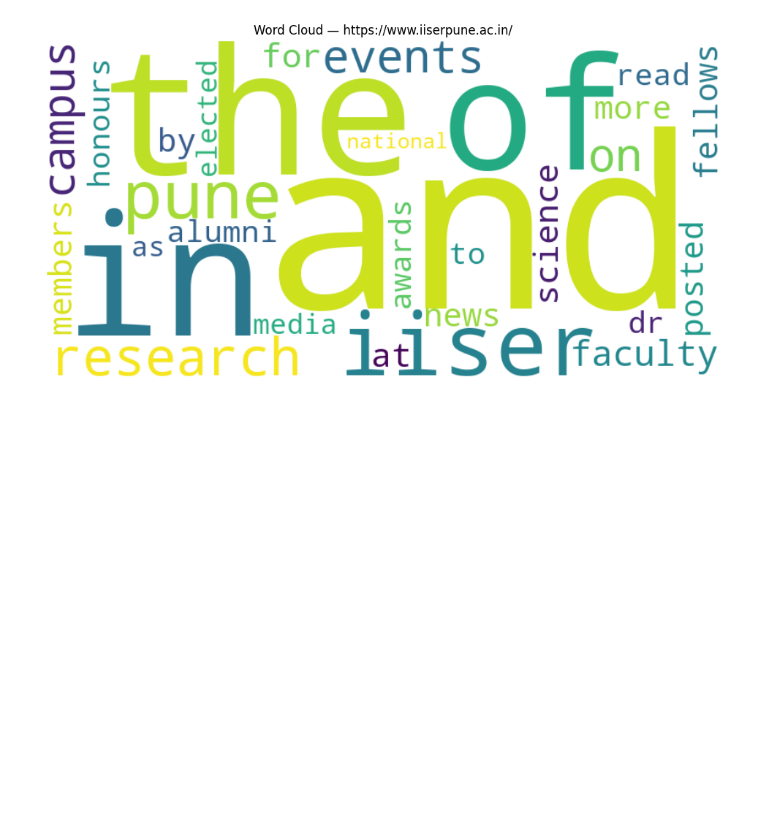
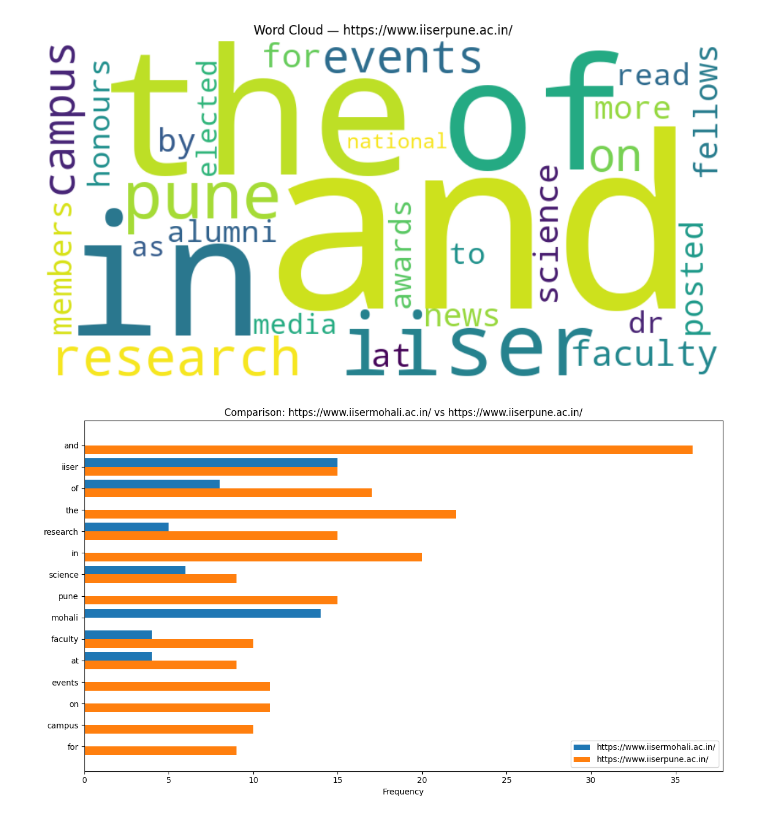
Before and after one commit to Someshiiser/KeyWord_Identification, a Jupyter notebook: Testing.ipynb, the cells around one changed output. Saved outputs shown, nothing was run; the diff lists cells and outputs as text; code cells hidden in the pictures; blank space fills up the shorter version.

```diff
--- a/Testing.ipynb
+++ b/Testing.ipynb
@@ -517,3 +517,35 @@ Top 30 (from DB): [('and', 36), ('the', 22), ('in', 20), ('of', 17), ('iiser', 1
 [figure]
 [figure]
 [figure]
+# %%
+def compare_bar_side_by_side(site1, site2, top=15, db_path='words.db', table='word_frequency'):
+    a = fetch_top_from_db(site1, db_path, table, top=top)
+    b = fetch_top_from_db(site2, db_path, table, top=top)
+    # Build dicts for quick lookup
+    da = dict(a)
+    db = dict(b)
+    # choose union of top words from both lists (keep order by total frequency)
+    union = set(da.keys()) | set(db.keys())
+    # sort by combined frequency (descending)
+    sorted_words = sorted(union, key=lambda w: da.get(w,0)+db.get(w,0), reverse=True)[:top]
+    a_vals = [da.get(w,0) for w in sorted_words]
+    b_vals = [db.get(w,0) for w in sorted_words]
+
+    import numpy as np
+    x = np.arange(len(sorted_words))
+    width = 0.4
+    plt.figure(figsize=(12,7))
+    plt.barh(x - width/2, a_vals, height=width, label=site1)
+    plt.barh(x + width/2, b_vals, height=width, label=site2)
+    plt.yticks(x, sorted_words)
+    plt.xlabel("Frequency")
+    plt.title(f"Comparison: {site1} vs {site2}")
+    plt.legend()
+    plt.gca().invert_yaxis()
+    plt.tight_layout()
+    plt.show()
+
+# Example usage:
+compare_bar_side_by_side("https://www.iisermohali.ac.in/", "https://www.iiserpune.ac.in/", top=15)
+# %% [output]
+[figure, added]
```
